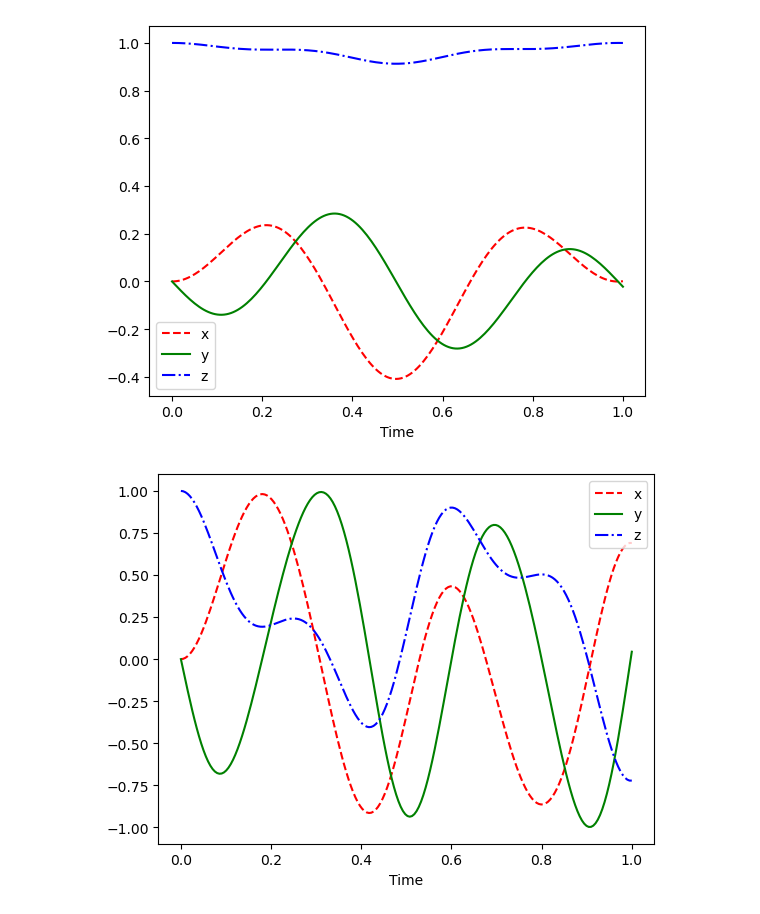
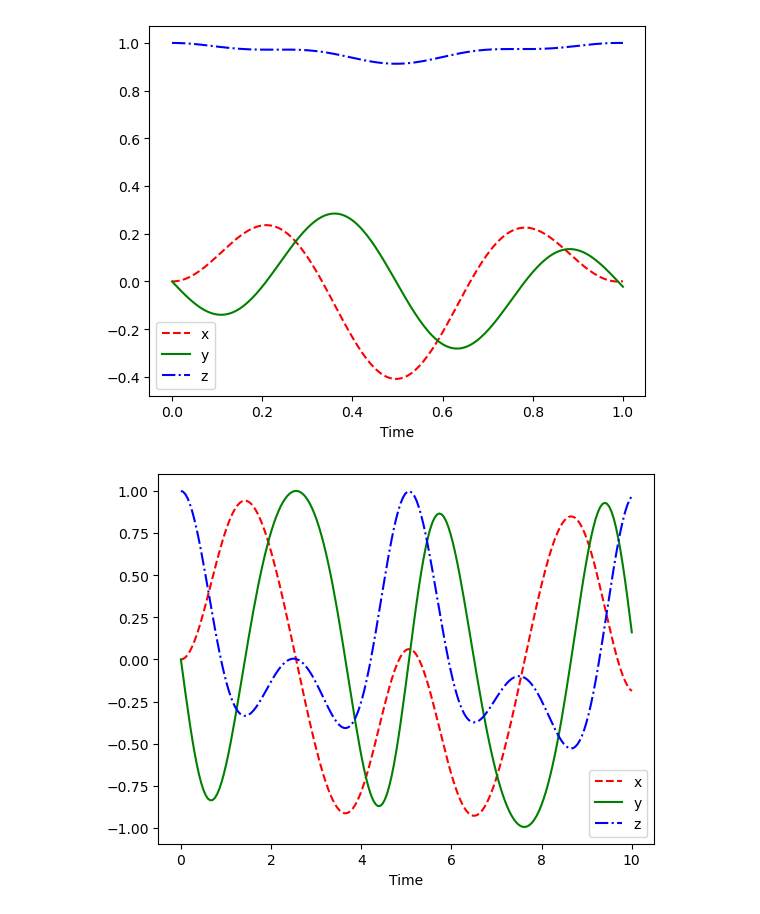
Before and after one commit to GubioGL/Pinn-inverse-for-H-time, a Jupyter notebook: qubit_data.ipynb, the cells around one changed output. Saved outputs shown, nothing was run; the diff lists cells and outputs as text; code cells hidden in the pictures.

```diff
--- a/qubit_data.ipynb
+++ b/qubit_data.ipynb
@@ -119,33 +119,33 @@ def data_jc(lista_J, tfinal, N, device="cpu", state=True):
     y_train_np = np.array(
         [result.states[i].full().flatten() for i in range(N)],
         dtype=np.complex64
     )
 
     # Valores médios <O>
     expect_np = np.array(result.expect)   # shape (n_ops, N)
 
     # -----------------------
     # Conversão para tensores do PyTorch
     # -----------------------
     H = tc.tensor(H_t_np, dtype=tc.complex64, device=device)      # (N, 2, 2)
     O_op = tc.tensor(O_op_np, device=device)                      # (3, 2, 2)
     y_train = tc.tensor(y_train_np, device=device)                # (N, 4)
     expect = tc.tensor(expect_np, device=device).transpose(0, 1)  # (N, 3)
 
     return y_train, expect, H, O_op
 
 
-y_train, expect, H, O_op = data_jc([1.0, 1.0, 1.0], tfinal=1.0, N=200, device="cpu", state=False)
+y_train, expect, H, O_op = data_jc([.1, 1.0, .10], tfinal=10.0, N=200, device="cpu", state=False)
 
 
-tlist = np.linspace(0,1.0, 200)
+tlist = np.linspace(0,10.0, 200)
 # resutlados
 plt.plot(tlist, expect[:,0].numpy(), "r--", label="x")
 plt.plot(tlist, expect[:,1].numpy(), "g-", label="y")
 plt.plot(tlist, expect[:,2].numpy(), "b-.", label="z")
 
 plt.xlabel("Time")
 plt.legend()
 plt.show()
 # %% [output]
-[figure, old version]
+[figure, new version]
```
Also changed, not shown: 3 other files.
